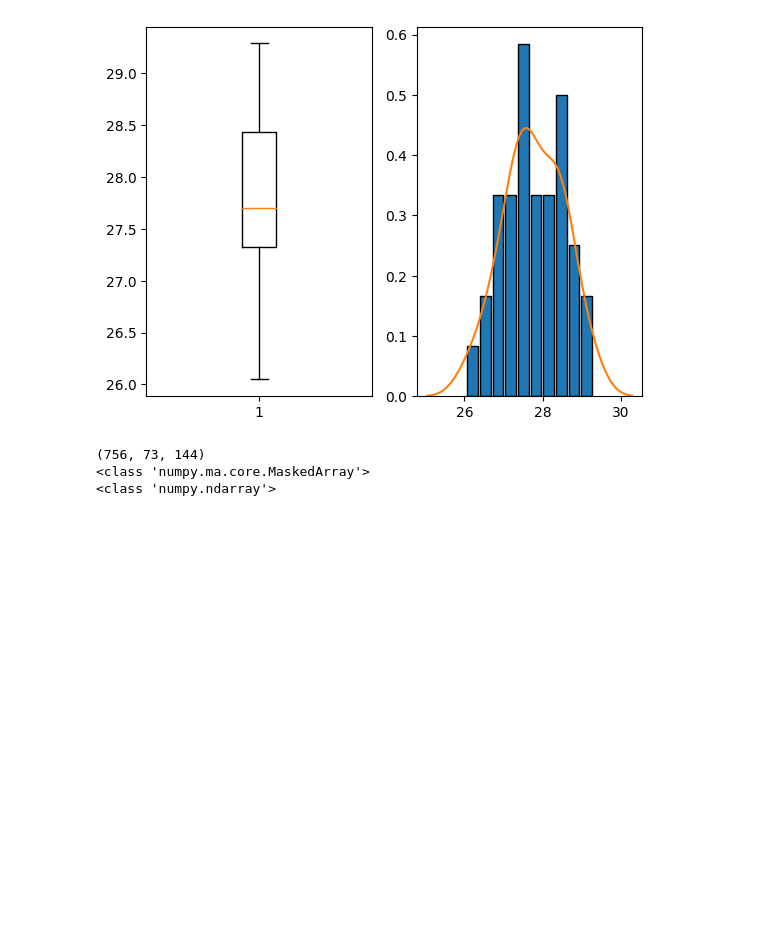
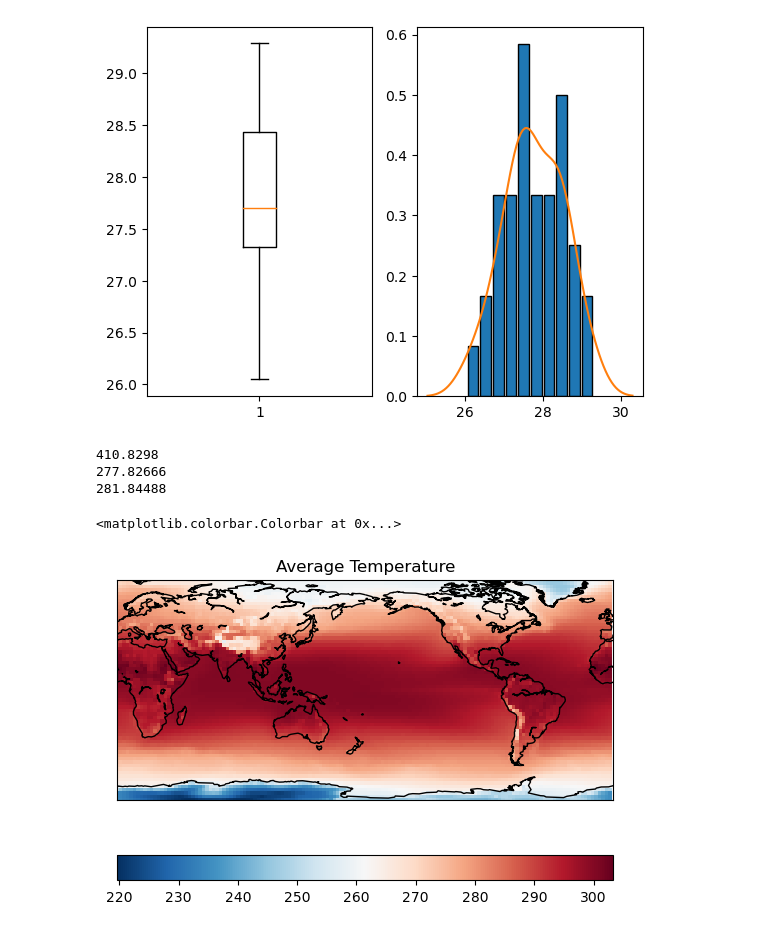
Before and after one commit to hnguyen-repos/numforGeosciences-ICTP, a Jupyter notebook: lec1.ipynb, the cells around one changed output. Drawn from its saved outputs; the diff is of its cells as text; code cells hidden in the pictures; blank space fills up the shorter version.

```diff
--- a/lec1.ipynb
+++ b/lec1.ipynb
@@ -35,13 +37,25 @@ max    29.287800
 # %%
 file2 = "/home/ben/ictp/numforGeosciences-ICTP/datasets/lec1-era5_tas_1959_2021_25deg.nc"
 f1 = nc.Dataset(file2)
-# print(f1)
 lon = f1.variables['lon'][:]
 lat = f1.variables['lat'][:]
 var = f1.variables['t2m'][:,:,:]
-print(var.shape)
-print(type(var))
+varAverage = np.average(var, axis = 0)
+
+temp_list = np.reshape(varAverage, (1,len(lon)*len(lat)))
+print(np.var(temp_list))
+print(np.mean(temp_list))
+print(np.median(temp_list))
+
+lon, lat = np.meshgrid(lon, lat)
+m = Basemap(llcrnrlat=-80,urcrnrlat=80,llcrnrlon=0,urcrnrlon=360)
+m.drawcoastlines()
+m.pcolormesh(lon, lat, varAverage,latlon=True, cmap='RdBu_r')
+plt.title("Average Temperature")
+plt.colorbar(location = "bottom")
 # %% [output]
-(756, 73, 144)
-<class 'numpy.ma.core.MaskedArray'>
-<class 'numpy.ndarray'>
+410.8298
+277.82666
+281.84488
+<matplotlib.colorbar.Colorbar at 0x...>
+[figure, added]
```
Also changed, not shown: parts of 1 cell of this notebook, 2 other files.
